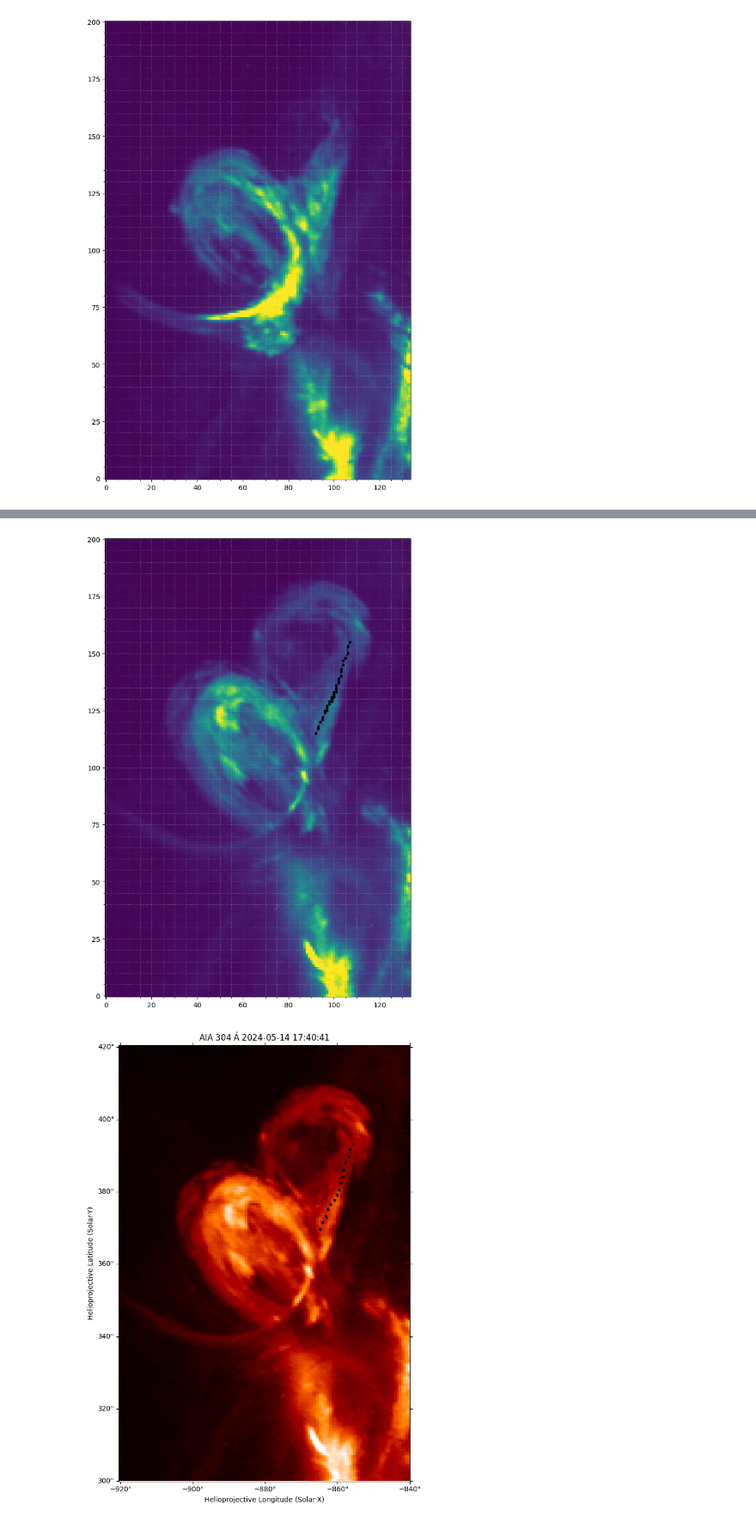
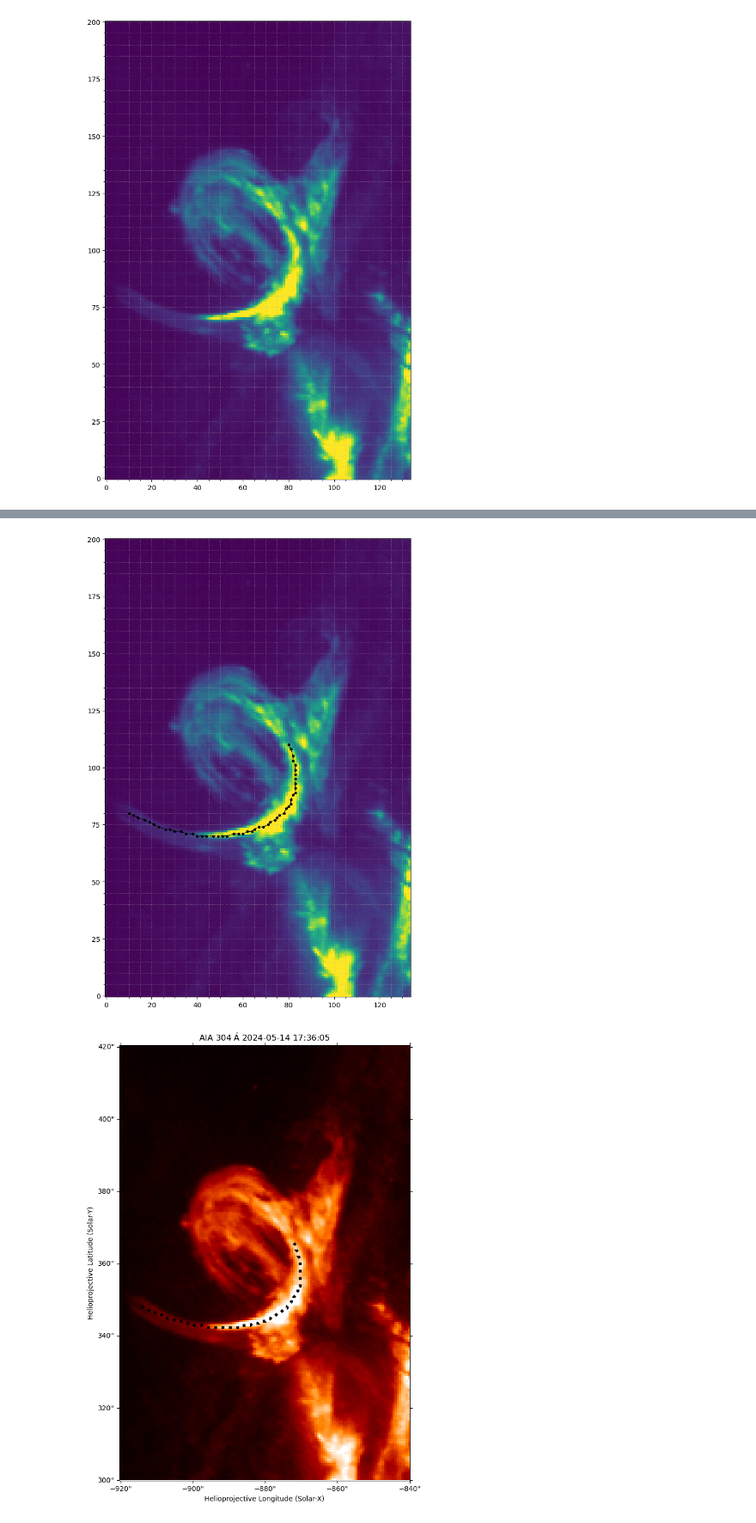
Before and after one commit to MohamedNedal/dias_work, a Jupyter notebook: jplot_tornado.ipynb, the cells around one changed output, grey strips where cells are left out. Shown at 86% size. Cells and saved outputs as stored; diff of their text form; code cells hidden in the pictures.

```diff
--- a/jplot_tornado.ipynb
+++ b/jplot_tornado.ipynb
@@ -1271,18 +1050,18 @@ def extract_cubic_bezier_values(array, x1, y1, x2, y2, control1, control2):
 
 
 # Example usage in your plot
-m = map_objects[200] # loop_1: 177, loop_2: 200
+m = map_objects[177] # loop_1: 177, loop_2: 200
 top_right   = SkyCoord(-840*u.arcsec, 420*u.arcsec, frame=m.coordinate_frame)
 bottom_left = SkyCoord(-920*u.arcsec, 300*u.arcsec, frame=m.coordinate_frame)
 m_submap = m.submap(bottom_left, top_right=top_right)
 subimage = m_submap.data.astype(np.float64)
 
-x1 = 92
-y1 = 115
-x2 = 107
-y2 = 155
-control1 = [105, 145] # First control point
-control2 = [95, 115]  # Second control point
+x1 = 10
+y1 = 80
+x2 = 80
+y2 = 110
+control1 = [45, 60]  # First control point
+control2 = [97, 70]  # Second control point
 
 fig = plt.figure(figsize=[7,10])
 ax = fig.add_subplot(111)
@@ -1296,4 +1075,4 @@ ax.grid(True, which='both', linestyle=':', linewidth=0.5, alpha=0.7)
 fig.tight_layout()
 plt.show()
 # %% [output]
-[figure, old version]
+[figure, new version]
@@ -1300,50 +1125,31 @@ plt.show()
 # %%
-# # FIRST segment -- to loop 1 --
-# x1 = 80
-# y1 = 110
-# x2 = 10
-# y2 = 80
-# control1 = [97, 70]  # First control point
-# control2 = [45, 60]  # Second control point
-
-# # SECOND segment -- loop 1 --
-# x1 = 80
-# y1 = 110
-# x2 = 50
-# y2 = 90
-# control1 = [55, 160]  # First control point
-# control2 = [15, 125]  # Second control point
-
-# THIRD segment -- bidge -- not set yet
-x1 = 92
-y1 = 115
-x2 = 107
-y2 = 155
-control1 = [105, 145]  # First control point
-control2 = [95, 115]   # Second control point
-
-# # FOURTH segment -- loop 2 --
-# x1 = 107
-# y1 = 155
-# x2 = 80
-# y2 = 135
-# control1 = [115, 195]  # First control point
-# control2 = [45, 170]   # Second control point
-
-intens, x_coords, y_coords = extract_bezier_values(subimage, x1, y1, x2, y2, control1, control2)
+i = 0
+# extract the curved slit coords in pixels
+_, x_coords, y_coords = myfuncs.extract_bezier_values(subimage,
+                                                   segments['x1'][i],
+                                                   segments['y1'][i],
+                                                   segments['x2'][i],
+                                                   segments['y2'][i],
+                                                   [
+                                                       segments['control1'][i],
+                                                       segments['control2'][i]
+                                                   ],
+                                                   n=3)
+vortex_segments_coords['seg1_x'] = x_coords
+vortex_segments_coords['seg1_y'] = y_coords
 
 # convert pixel coordinates to world coordinates
 slit = m_submap.pixel_to_world(x_coords * u.pixel, y_coords * u.pixel)
 
 fig = plt.figure(figsize=[7,10])
 ax = fig.add_subplot(projection=m_submap)
 m_submap.plot(axes=ax, norm=norm)
 ax.plot_coord(slit, color='k', ls=':', lw=4)
 ax.grid(False)
 fig.tight_layout()
 plt.show()
 # %% [output]
-[figure, old version]
+[figure, new version]
 # %%
 # track how intensity evolves along the slit over the sequence of solar images
 time_array = []
```
Also changed, not shown: parts of 80 cells of this notebook.
